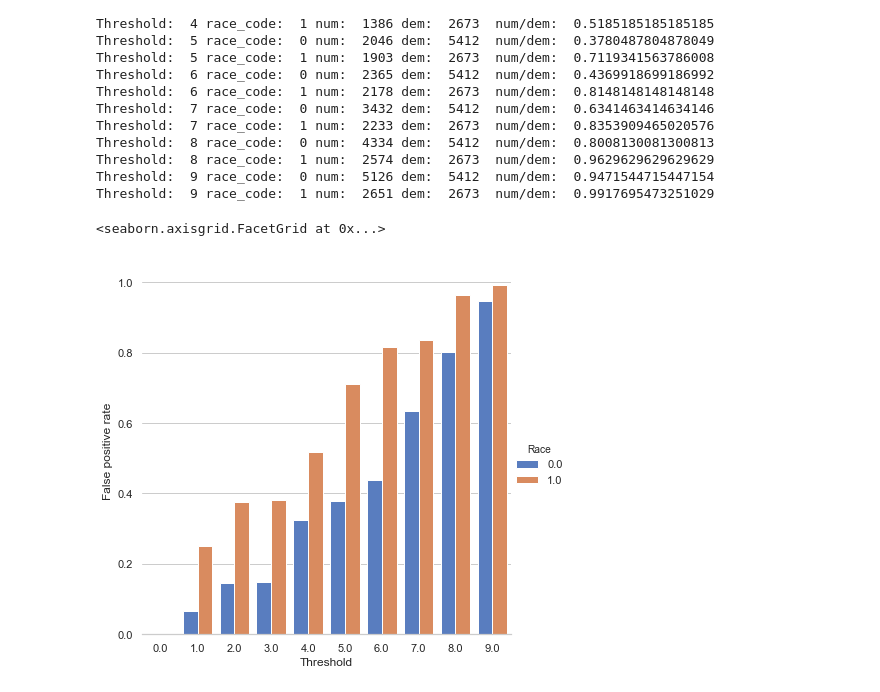
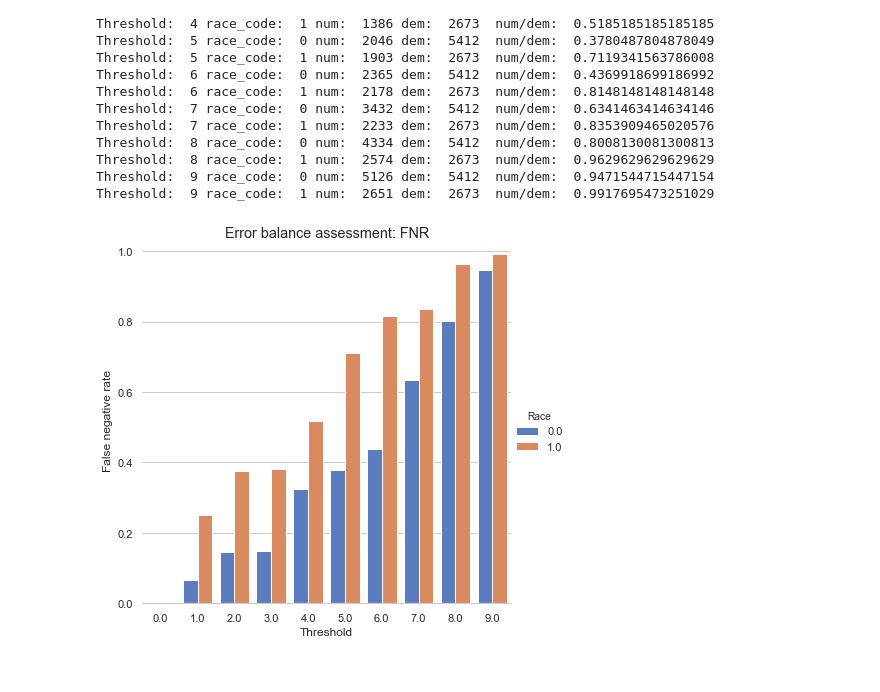
Before and after one commit to victorcaram/hcml-project, a Jupyter notebook: [TPFinal] Compas.ipynb, the cells around one changed output. Saved outputs shown, nothing was run; the diff lists cells and outputs as text; code cells hidden in the pictures.

```diff
--- a/[TPFinal] Compas.ipynb
+++ b/[TPFinal] Compas.ipynb
@@ -343,11 +347,12 @@ Threshold:  9 race_code:  1 num:  2651 dem:  2673  num/dem:  0.9917695473251029
 # %%
 sns.set(style="whitegrid")
 
 # Draw a nested barplot to show survival for class and sex
 g = sns.catplot(x="Threshold", y="Probability", hue="Race", data=df_errorNegative,
                 height=6, kind="bar", palette="muted")
 g.despine(left=True)
-g.set_ylabels("False positive rate")
+g.set_ylabels("False negative rate")
+g.fig.suptitle('Error balance assessment: FNR')
+g.savefig("errorFNR.png")
 # %% [output]
-<seaborn.axisgrid.FacetGrid at 0x...>
-[figure, old version]
+[figure, new version]
```
Also changed, not shown: parts of 7 cells of this notebook, 4 other files.
